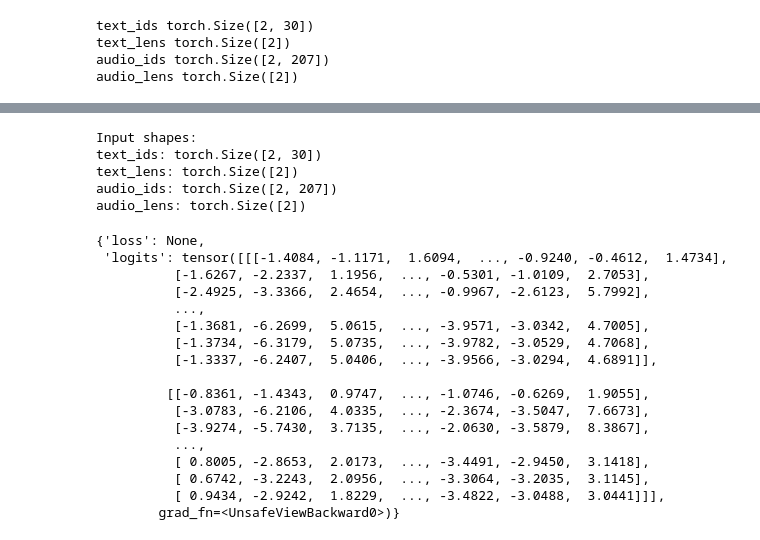
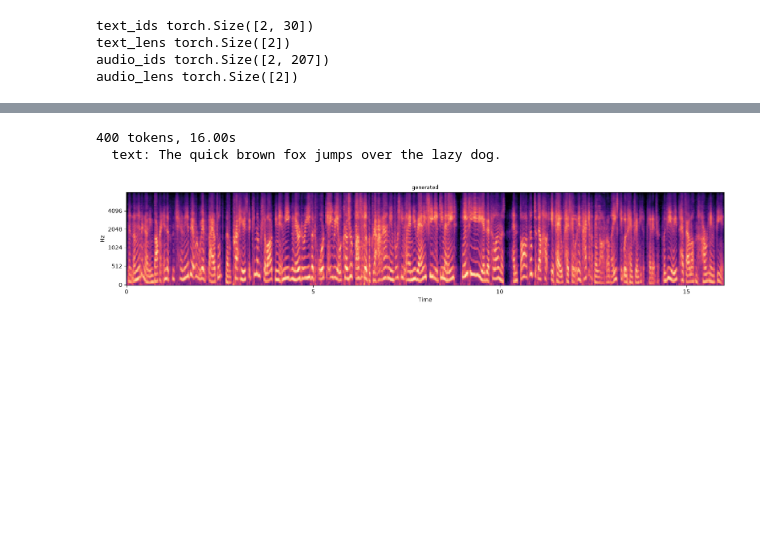
Before and after one commit to ALEGATOR1209/kse-deep-audio-lab4, a Jupyter notebook: lab4_gpt_tts.ipynb, the cells around one changed output, grey strips where cells are left out. Cells and saved outputs as stored; diff of their text form; code cells hidden in the pictures; blank space fills up the shorter version.

```diff
--- a/lab4_gpt_tts.ipynb
+++ b/lab4_gpt_tts.ipynb
@@ -208,10 +190,10 @@ class TokenizedLJSpeech(Dataset):
 
 def collate(batch):
   B = len(batch)
-  text_lens = torch.tensor([b["text_ids"].numel() for b in batch], dtype=torch.long)
-  audio_lens = torch.tensor([b["audio_ids"].numel() for b in batch], dtype=torch.long)
-  text_ids = torch.zeros(B, int(text_lens.max()), dtype=torch.long)
-  audio_ids = torch.zeros(B, int(audio_lens.max()), dtype=torch.long)
+  text_lens = torch.tensor([b["text_ids"].numel() for b in batch], dtype=torch.long, device=device)
+  audio_lens = torch.tensor([b["audio_ids"].numel() for b in batch], dtype=torch.long, device=device)
+  text_ids = torch.zeros(B, int(text_lens.max()), dtype=torch.long, device=device)
+  audio_ids = torch.zeros(B, int(audio_lens.max()), dtype=torch.long, device=device)
 
   for i, b in enumerate(batch):
     text_ids[i, : b["text_ids"].numel()] = b["text_ids"]
@@ -398,3 +411,3 @@ class GPT2TTS(nn.Module):
 # %%
 cfg = GPT2TTSConfig()
-tts = GPT2TTS(cfg)
+tts = GPT2TTS(cfg).to(device)
@@ -401,31 +440,20 @@ tts = GPT2TTS(cfg)
 # %%
-input = next(iter(train_dl))
+text = "The quick brown fox jumps over the lazy dog."
 
-print("Input shapes:")
-for k, v in input.items():
-    print(f"{k}: {v.shape}")
+def sample_tts(text, max_new=400, temperature=0.9, top_k=100):
+  text_ids = torch.tensor(tokenizer.encode(text, add_special_tokens=False), device=device)
+  toks = tts.generate_audio(text_ids, max_new_tokens=max_new, temperature=temperature, top_k=top_k)
+  if toks.numel() == 0: return np.zeros(CODEC_SR // 2, dtype=np.float32), toks
+  with torch.no_grad():
+    wav = codec.toks_to_sig(toks.unsqueeze(0)).squeeze(0).detach().cpu().numpy().astype(np.float32)
+  return wav, toks
 
-tts.forward(**input)
+wav, toks = sample_tts(text)
+print(f'{toks.numel()} tokens, {wav.shape[-1]/CODEC_SR:.2f}s')
+print(f'  text: {text}')
+plot_mel(wav, CODEC_SR, f'generated')
+display.display(display.Audio(wav, rate=CODEC_SR))
 # %% [output]
-Input shapes:
-text_ids: torch.Size([2, 30])
-text_lens: torch.Size([2])
-audio_ids: torch.Size([2, 207])
-audio_lens: torch.Size([2])
+400 tokens, 16.00s
+  text: The quick brown fox jumps over the lazy dog.
-{'loss': None,
- 'logits': tensor([[[-1.4084, -1.1171,  1.6094,  ..., -0.9240, -0.4612,  1.4734],
-          [-1.6267, -2.2337,  1.1956,  ..., -0.5301, -1.0109,  2.7053],
-          [-2.4925, -3.3366,  2.4654,  ..., -0.9967, -2.6123,  5.7992],
-          ...,
-          [-1.3681, -6.2699,  5.0615,  ..., -3.9571, -3.0342,  4.7005],
-          [-1.3734, -6.3179,  5.0735,  ..., -3.9782, -3.0529,  4.7068],
-          [-1.3337, -6.2407,  5.0406,  ..., -3.9566, -3.0294,  4.6891]],
-
-         [[-0.8361, -1.4343,  0.9747,  ..., -1.0746, -0.6269,  1.9055],
-          [-3.0783, -6.2106,  4.0335,  ..., -2.3674, -3.5047,  7.6673],
-          [-3.9274, -5.7430,  3.7135,  ..., -2.0630, -3.5879,  8.3867],
-          ...,
-          [ 0.8005, -2.8653,  2.0173,  ..., -3.4491, -2.9450,  3.1418],
-          [ 0.6742, -3.2243,  2.0956,  ..., -3.3064, -3.2035,  3.1145],
-          [ 0.9434, -2.9242,  1.8229,  ..., -3.4822, -3.0488,  3.0441]]],
-        grad_fn=<UnsafeViewBackward0>)}
+[figure, added]
```
Also changed, not shown: parts of 5 cells of this notebook.
